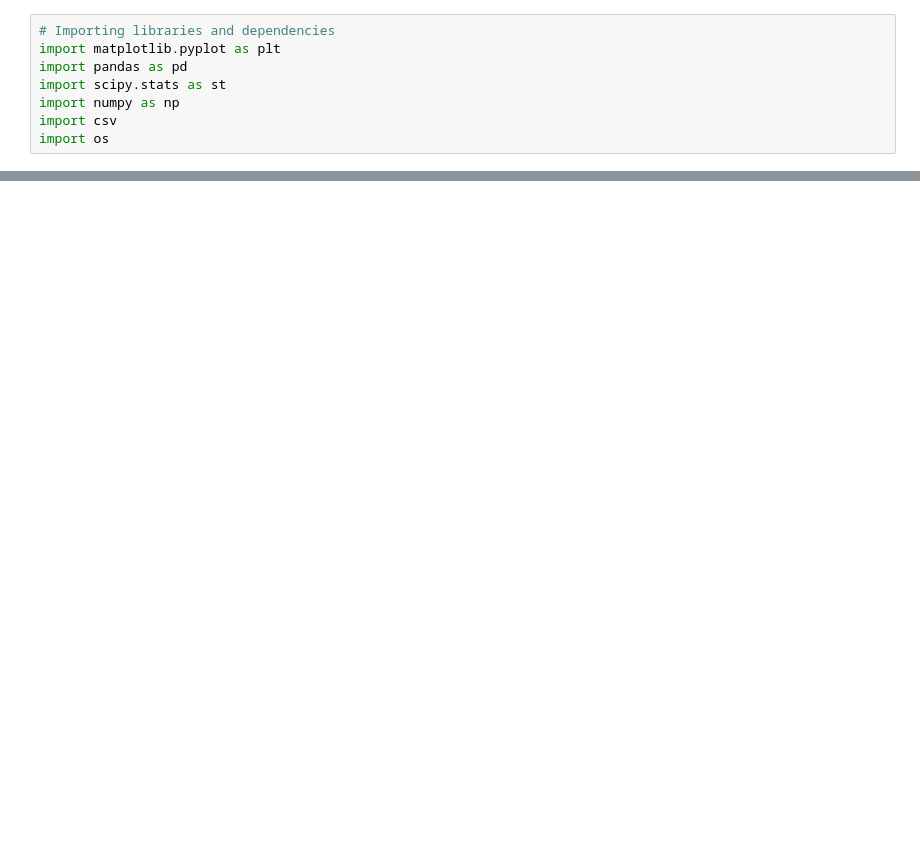
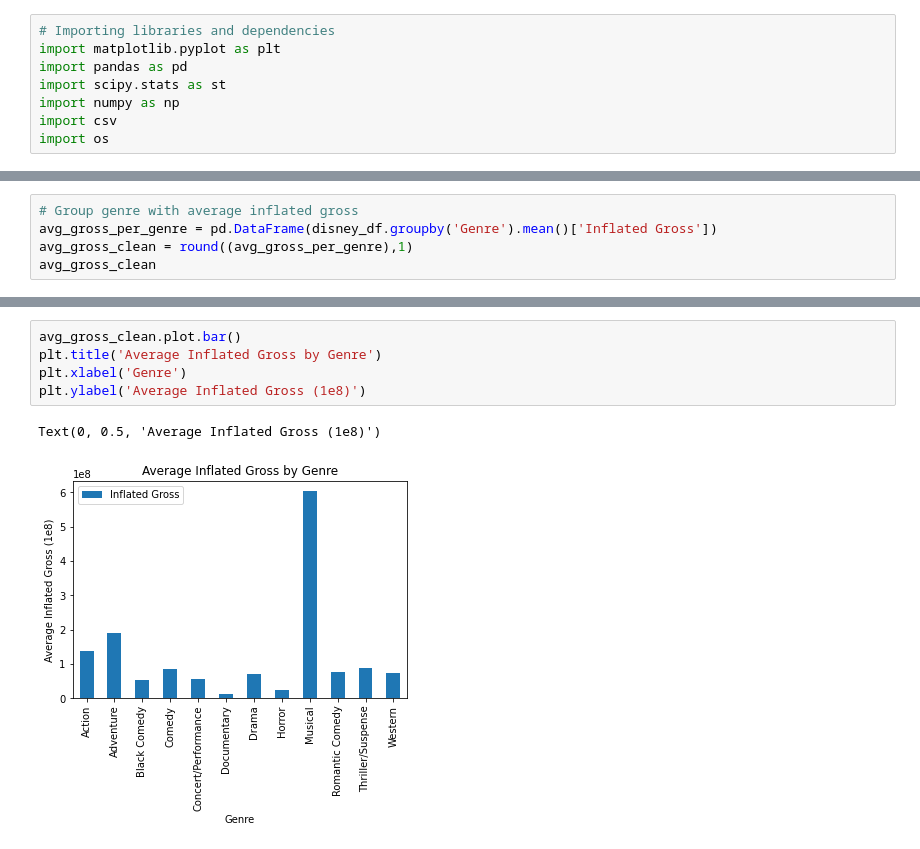
Before and after one commit to Gujaratigirl/butler-groupB-project1, a Jupyter notebook: Disney.ipynb, the cells around one changed output, grey strips where cells are left out. Cells and saved outputs as stored; diff of their text form; blank space fills up the shorter version.

```diff
--- a/Disney.ipynb
+++ b/Disney.ipynb
@@ -33,0 +66,5 @@ disney_df.head(30)
+# %%
+# Group genre with average inflated gross
+avg_gross_per_genre = pd.DataFrame(disney_df.groupby('Genre').mean()['Inflated Gross'])
+avg_gross_clean = round((avg_gross_per_genre),1)
+avg_gross_clean
@@ -33,0 +86,8 @@ disney_df.head(30)
+# %%
+avg_gross_clean.plot.bar()
+plt.title('Average Inflated Gross by Genre')
+plt.xlabel('Genre')
+plt.ylabel('Average Inflated Gross (1e8)')
+# %% [output]
+Text(0, 0.5, 'Average Inflated Gross (1e8)')
+[figure, added]
```
Also changed, not shown: parts of 8 cells of this notebook.
